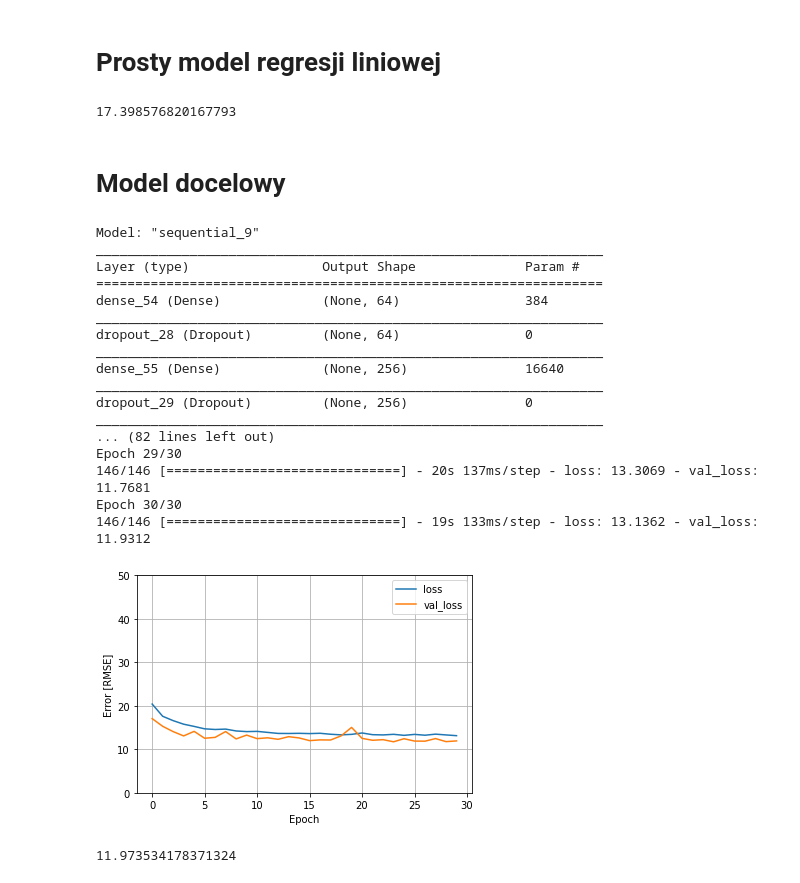
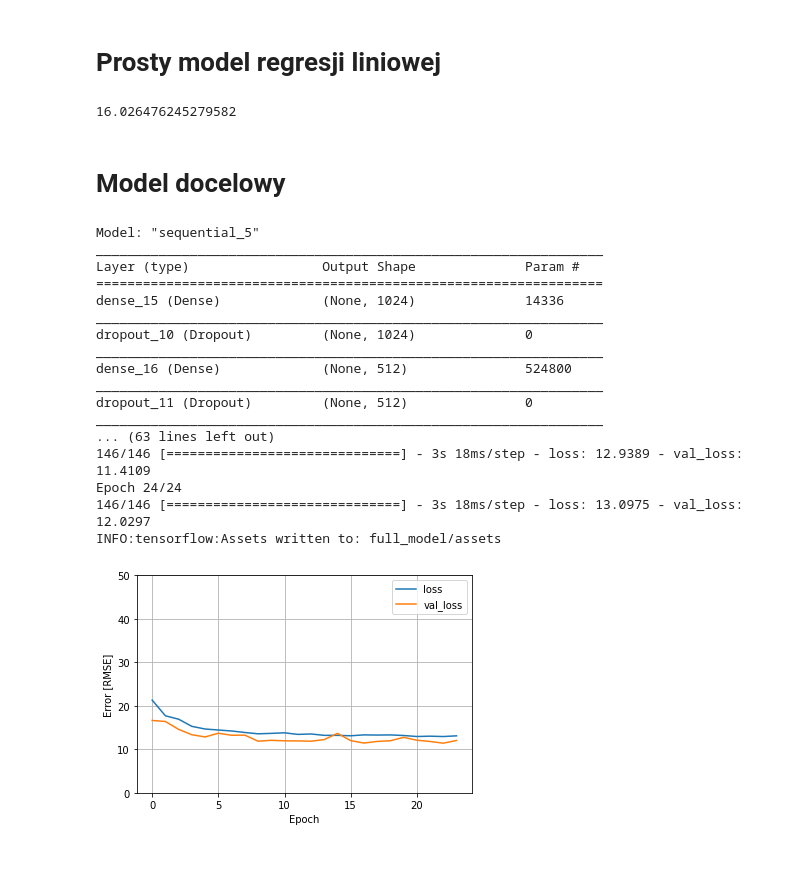
Before and after one commit to plibera/IUM_Project, a Jupyter notebook: models.ipynb, the cells around one changed output. Saved outputs shown, nothing was run; the diff lists cells and outputs as text; code cells hidden in the pictures.

Commit message:
Save models to files

```diff
--- a/models.ipynb
+++ b/models.ipynb
@@ -194,13 +188,16 @@ print(cityCoordAttribute.shape)
 # %%
 companiesNames = pysqldf("SELECT delivery_company FROM projectedDataDF;").to_numpy()
 distinctCompaniesNames = np.unique(companiesNames)
-companyAttribute = np.where(companiesNames == distinctCompaniesNames)[1] / (len(distinctCompaniesNames)-1)
+companyAttribute = np.zeros(shape=(len(companiesNames), len(distinctCompaniesNames)))
 
+for i in range(len(companiesNames)):
+    companyAttribute[i, np.where(companiesNames[i] == distinctCompaniesNames)[0]] = 1
+
+print(companyAttribute)
 plt.hist(companyAttribute, bins=9, density=False)
 plt.xlabel("Company index")
 plt.ylabel("Number of deliveries")
 plt.show()
 
-companyAttribute = np.reshape(companyAttribute, (-1, 1))
 print(companyAttribute.shape)
 # %% [output]
@@ -211,13 +215,15 @@ print(companyAttribute.shape)
 # %%
 dayNames = pysqldf("SELECT purchase_day_name FROM extendedDataDF;").to_numpy()
 distinctDayNames = np.unique(dayNames)
-dayAttribute = np.where(dayNames == distinctDayNames)[1] / (len(distinctDayNames)-1)
+dayAttribute = np.zeros(shape=(len(dayNames), len(distinctDayNames)))
+
+for i in range(len(dayNames)):
+    dayAttribute[i, np.where(dayNames[i] == distinctDayNames)[0]] = 1
 
 plt.hist(dayAttribute, bins=7, density=False)
 plt.xlabel("Day index")
 plt.ylabel("Number of deliveries")
 plt.show()
 
-dayAttribute = np.reshape(dayAttribute, (-1, 1))
 print(dayAttribute.shape)
 # %% [output]
@@ -296,9 +317,20 @@ from sklearn import linear_model
 regr = linear_model.LinearRegression()
 regr.fit(trainData, trainLabels)
 
-predictions = regr.predict(testData)
-print(np.sqrt(np.mean((predictions-testLabels)**2)))
+filename = 'base_model.pkl'
+pickle.dump(regr, open(filename, 'wb'))
-# %% [output]
-17.398576820167793
+# %%
+#for i in range(len(predictions)):
+#    deliveryTime = (testData[i, 4]*24 + predictions[i]) % 24
+#    if deliveryTime > 18:
+#        predictions[i] -= deliveryTime-18
+#    if deliveryTime < 2:
+#        predictions[i] -= deliveryTime+6
+#    else:
+#        if deliveryTime < 8:
+#            predictions[i] += 8-deliveryTime
+print(tf.get_static_value(root_mean_squared_error(predict_from_file('base_model.pkl', testData, False), testLabels)))
+# %% [output]
+16.026476245279582
 # %% [markdown]
 # Model docelowy
@@ -310,7 +337,4 @@ from tensorflow.keras import backend as K
 # %%
-def root_mean_squared_error(y_true, y_pred):
-        return K.sqrt(K.mean(K.square(y_pred - y_true)))
-
 def plot_loss(history):
     plt.plot(history.history['loss'], label='loss')
     plt.plot(history.history['val_loss'], label='val_loss')
@@ -327,48 +351,41 @@ def test_model(model):
               optimizer=tf.keras.optimizers.Adam(0.001))
     model.summary()
 
-    return model.fit(trainData, trainLabels, validation_split=0.2, epochs=30)
+    return model.fit(trainData, trainLabels, validation_split=0.2, epochs=24)
 # %%
 model = keras.Sequential()
-model.add(keras.Input(shape=(5,)))
-model.add(layers.Dense(64, activation="relu"))
+model.add(keras.Input(shape=(trainData.shape[1],)))
+model.add(layers.Dense(1024, activation="relu"))
+model.add(layers.Dropout(0.2))
+model.add(layers.Dense(512, activation="relu"))
 model.add(layers.Dropout(0.2))
 model.add(layers.Dense(256, activation="relu"))
 model.add(layers.Dropout(0.2))
-model.add(layers.Dense(1024, activation="relu"))
-model.add(layers.Dropout(0.2))
-model.add(layers.Dense(4096, activation="relu"))
-model.add(layers.Dropout(0.2))
-model.add(layers.Dense(1024, activation="relu"))
-model.add(layers.Dropout(0.2))
-model.add(layers.Dense(256, activation="relu"))
+model.add(layers.Dense(128, activation="relu"))
 model.add(layers.Dropout(0.2))
 model.add(layers.Dense(64, activation="relu"))
 model.add(layers.Dropout(0.2))
 model.add(layers.Dense(1))
 
 plot_loss(test_model(model))
+
+model.save('full_model')
 # %% [output]
-Model: "sequential_9"
+Model: "sequential_5"
 _________________________________________________________________
 Layer (type)                 Output Shape              Param #
 =================================================================
-dense_54 (Dense)             (None, 64)                384
+dense_15 (Dense)             (None, 1024)              14336
 _________________________________________________________________
-dropout_28 (Dropout)         (None, 64)                0
+dropout_10 (Dropout)         (None, 1024)              0
 _________________________________________________________________
-dense_55 (Dense)             (None, 256)               16640
+dense_16 (Dense)             (None, 512)               524800
 _________________________________________________________________
-dropout_29 (Dropout)         (None, 256)               0
+dropout_11 (Dropout)         (None, 512)               0
 _________________________________________________________________
-... (82 lines left out)
-Epoch 29/30
-146/146 [==============================] - 20s 137ms/step - loss: 13.3069 - val_loss: 11.7681
-Epoch 30/30
-146/146 [==============================] - 19s 133ms/step - loss: 13.1362 - val_loss: 11.9312
+... (63 lines left out)
+146/146 [==============================] - 3s 18ms/step - loss: 12.9389 - val_loss: 11.4109
+Epoch 24/24
+146/146 [==============================] - 3s 18ms/step - loss: 13.0975 - val_loss: 12.0297
+INFO:tensorflow:Assets written to: full_model/assets
-[figure, old version]
+[figure, new version]
-# %%
-predictions = model.predict(testData)
-print(np.sqrt(np.mean((predictions-testLabels)**2)))
-# %% [output]
-11.973534178371324
```
Also changed, not shown: parts of 11 cells of this notebook.
